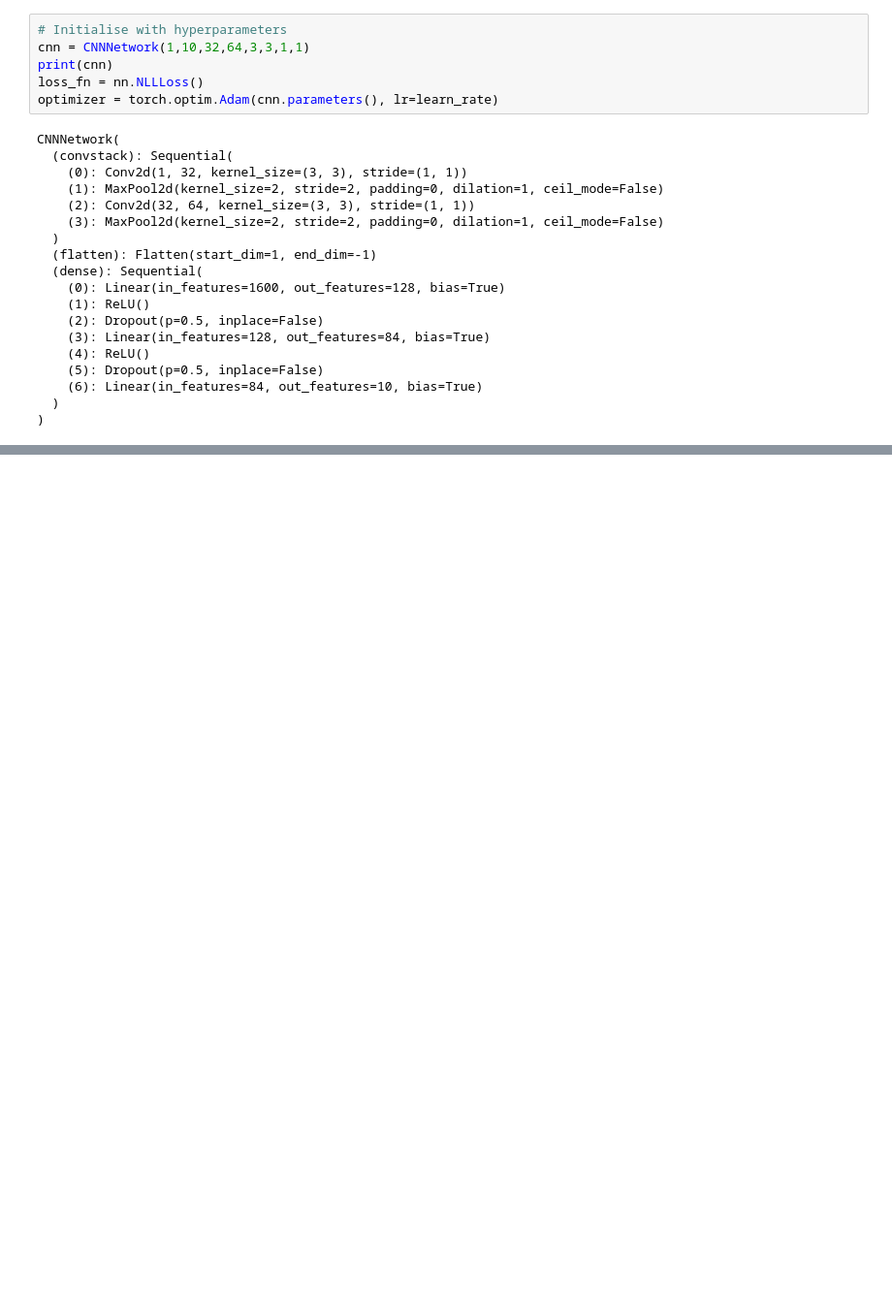
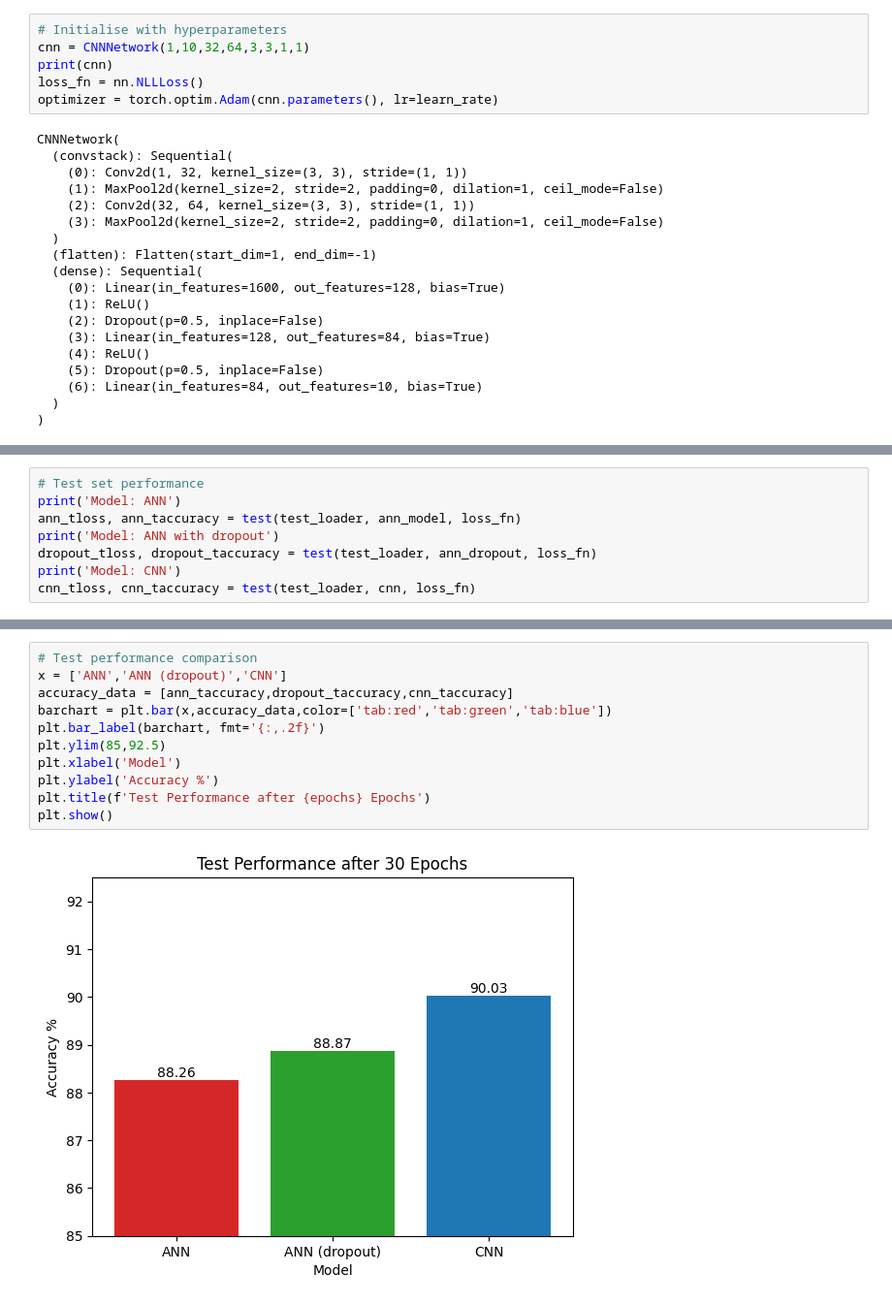
Before and after one commit to amjvl-git/csip-5103-coursework-2025-miloshkii, a Jupyter notebook: P2963116/P2963116_MylesWheatley.ipynb, the cells around one changed output, grey strips where cells are left out. Shown at 97% size. Drawn from its saved outputs; the diff is of its cells as text; blank space fills up the shorter version.

```diff
--- a/P2963116/P2963116_MylesWheatley.ipynb
+++ b/P2963116/P2963116_MylesWheatley.ipynb
@@ -513,0 +521,8 @@ plt.show()
+# %%
+# Test set performance
+print('Model: ANN')
+ann_tloss, ann_taccuracy = test(test_loader, ann_model, loss_fn)
+print('Model: ANN with dropout')
+dropout_tloss, dropout_taccuracy = test(test_loader, ann_dropout, loss_fn)
+print('Model: CNN')
+cnn_tloss, cnn_taccuracy = test(test_loader, cnn, loss_fn)
@@ -513,0 +536,13 @@ plt.show()
+# %%
+# Test performance comparison
+x = ['ANN','ANN (dropout)','CNN']
+accuracy_data = [ann_taccuracy,dropout_taccuracy,cnn_taccuracy]
+barchart = plt.bar(x,accuracy_data,color=['tab:red','tab:green','tab:blue'])
+plt.bar_label(barchart, fmt='{:,.2f}')
+plt.ylim(85,92.5)
+plt.xlabel('Model')
+plt.ylabel('Accuracy %')
+plt.title(f'Test Performance after {epochs} Epochs')
+plt.show()
+# %% [output]
+[figure, added]
```
Also changed, not shown: parts of 14 cells of this notebook.
